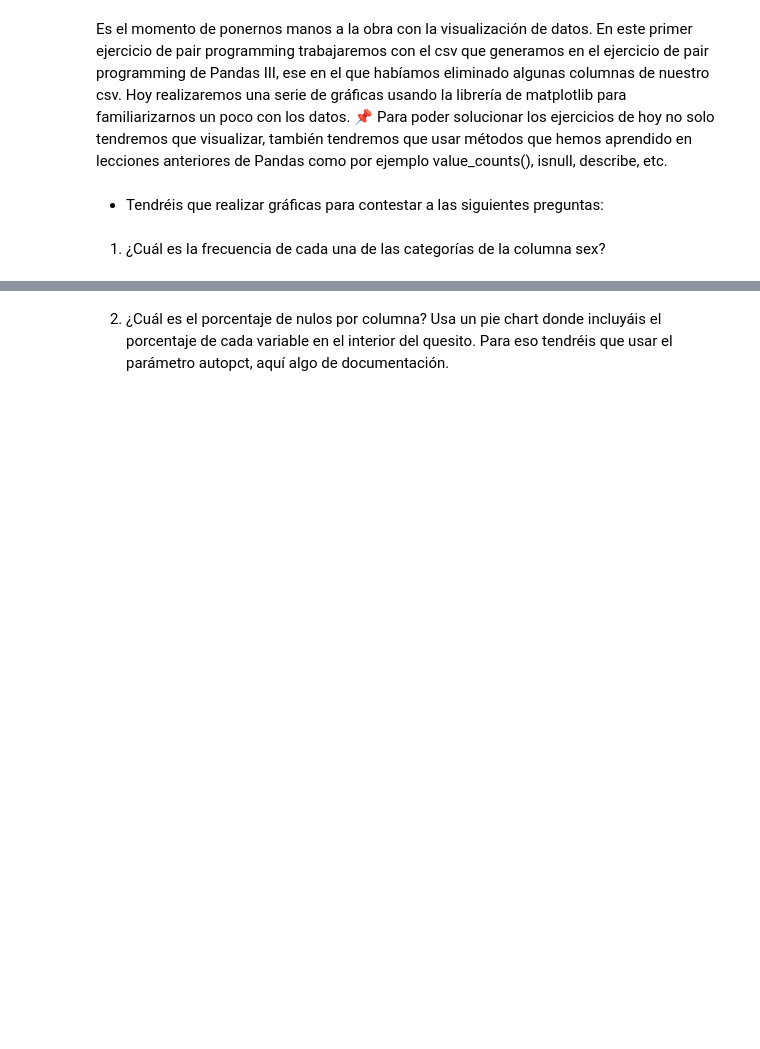
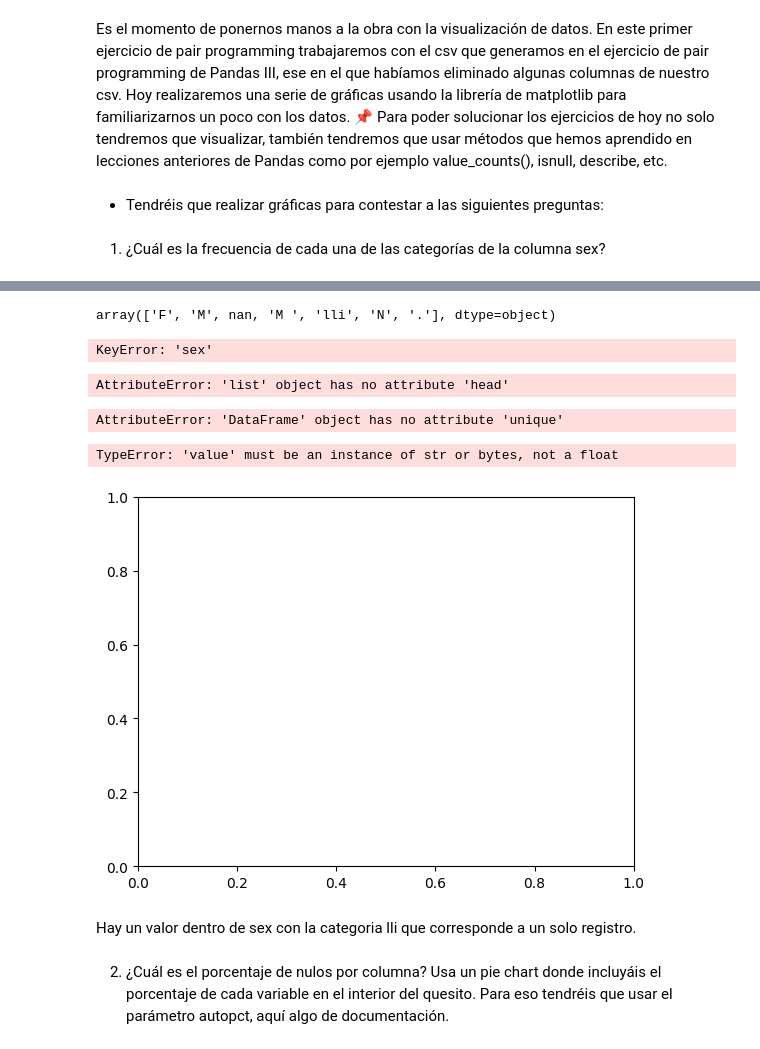
Before and after one commit to Adalab/DA_PromoC_Modulo2_Sprint1_Ana-Anahi, a Jupyter notebook: Visualizacion/pp-visualizacion-1.ipynb, the cells around one changed output, grey strips where cells are left out. Drawn from its saved outputs; the diff is of its cells as text; code cells hidden in the pictures; blank space fills up the shorter version.

```diff
--- a/Visualizacion/pp-visualizacion-1.ipynb
+++ b/Visualizacion/pp-visualizacion-1.ipynb
@@ -7,4 +10,9 @@ Hoy realizaremos una serie de gráficas usando la librería de matplotlib para f
+# %%
+df = pd.read_csv('attacks1.csv')
 # %% [markdown]
 - Tendréis que realizar gráficas para contestar a las siguientes preguntas:
 # %% [markdown]
 1) ¿Cuál es la frecuencia de cada una de las categorías de la columna sex?
+# %%
+sexo =df['sex'].value_counts
+sexo
@@ -10,0 +32,5 @@ Hoy realizaremos una serie de gráficas usando la librería de matplotlib para f
+# %%
+valores = df['sex'].unique()
+valores
+# %% [output]
+array(['F', 'M', nan, 'M ', 'lli', 'N', '.'], dtype=object)
@@ -11,2 +47,29 @@ Hoy realizaremos una serie de gráficas usando la librería de matplotlib para f
+# %%
+x = pd.DataFrame(z)
+x1=x.value_counts()
+# %% [output]
+KeyError: 'sex'
+# %%
+x.head()
+# %% [output]
+AttributeError: 'list' object has no attribute 'head'
+# %%
+y = pd.DataFrame(z)
+y1 =y.unique()
+# %% [output]
+AttributeError: 'DataFrame' object has no attribute 'unique'
+# %%
+plt.figure()
+
+
+plt.barh( sexo , valores , color = "orange")
+
+
+plt.show();
+# %% [output]
+TypeError: 'value' must be an instance of str or bytes, not a float
+[figure, added]
+# %% [markdown]
+Hay un valor dentro de sex con la categoria lli que corresponde a un solo registro.
 # %% [markdown]
 2) ¿Cuál es el porcentaje de nulos por columna? Usa un pie chart donde incluyáis el porcentaje de cada variable en el interior del quesito. Para eso tendréis que usar el parámetro autopct, aquí algo de documentación.
```
Also changed, not shown: parts of 6 cells of this notebook, 1 other file.
